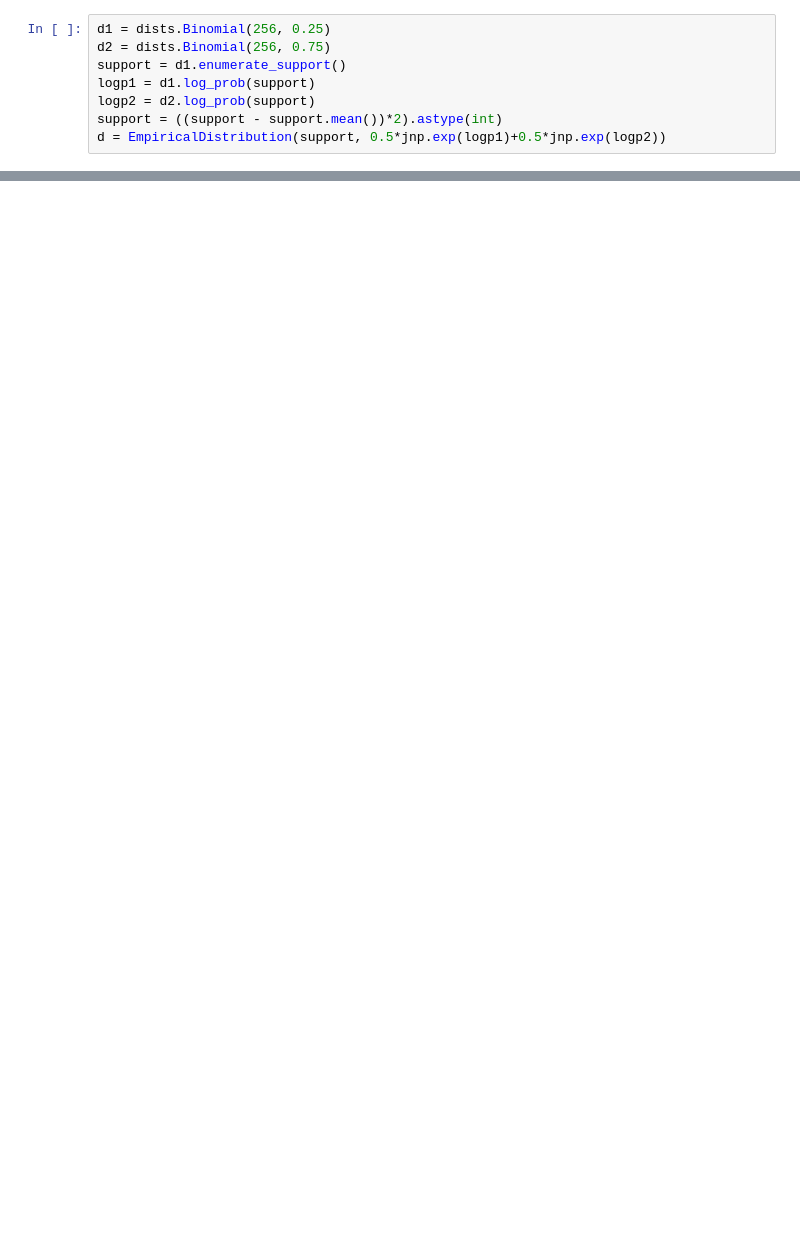
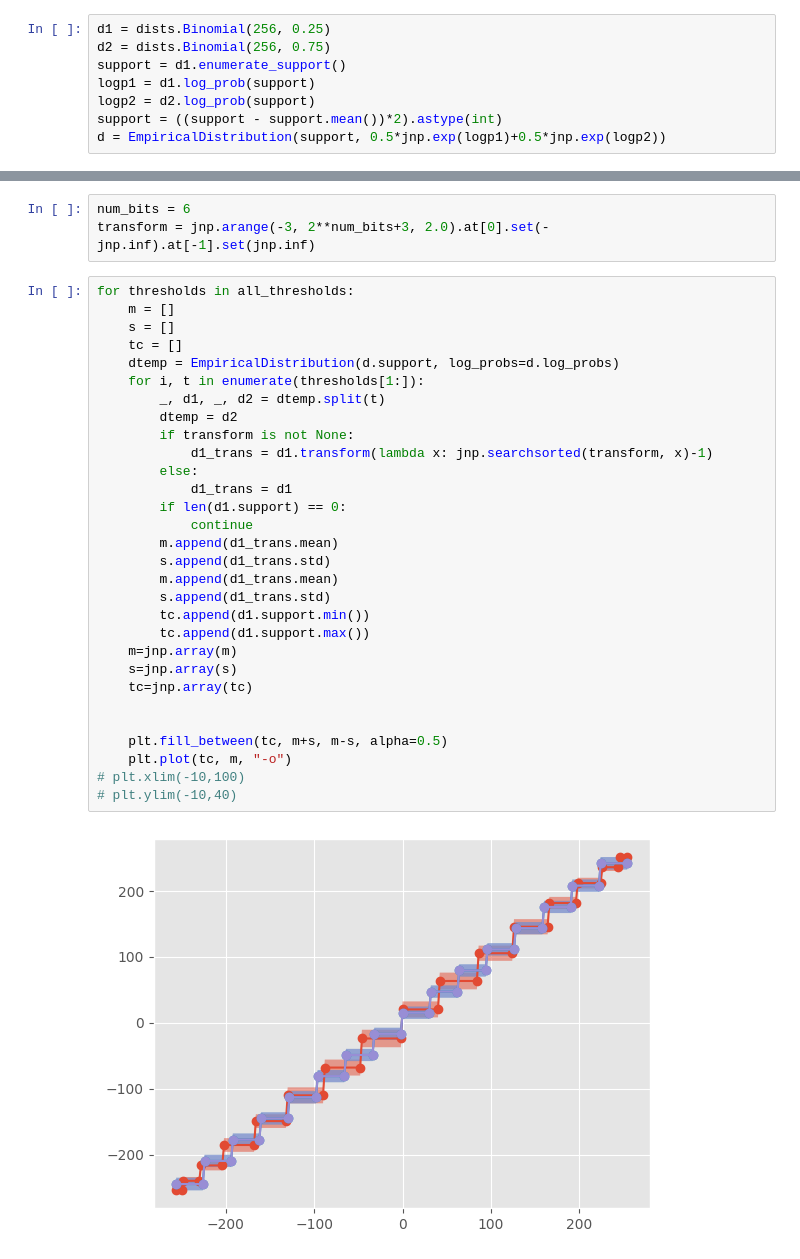
Before and after one commit to Integrated-Systems-Neuroengineering/optquant, a Jupyter notebook: experiments/approaches.ipynb, the cells around one changed output, grey strips where cells are left out. Saved outputs shown, nothing was run; the diff lists cells and outputs as text; blank space fills up the shorter version.

```diff
--- a/experiments/approaches.ipynb
+++ b/experiments/approaches.ipynb
@@ -390,0 +460,35 @@ fig.savefig("../figures/optimum.png", bbox_inches="tight", dpi=300)
+# %%
+num_bits = 6
+transform = jnp.arange(-3, 2**num_bits+3, 2.0).at[0].set(-jnp.inf).at[-1].set(jnp.inf)
+# %%
+for thresholds in all_thresholds:
+    m = []
+    s = []
+    tc = []
+    dtemp = EmpiricalDistribution(d.support, log_probs=d.log_probs)
+    for i, t in enumerate(thresholds[1:]):
+        _, d1, _, d2 = dtemp.split(t)
+        dtemp = d2
+        if transform is not None:
+            d1_trans = d1.transform(lambda x: jnp.searchsorted(transform, x)-1)
+        else:
+            d1_trans = d1
+        if len(d1.support) == 0:
+            continue
+        m.append(d1_trans.mean)
+        s.append(d1_trans.std)
+        m.append(d1_trans.mean)
+        s.append(d1_trans.std)
+        tc.append(d1.support.min())
+        tc.append(d1.support.max())
+    m=jnp.array(m)
+    s=jnp.array(s)
+    tc=jnp.array(tc)
+
+
+    plt.fill_between(tc, m+s, m-s, alpha=0.5)
+    plt.plot(tc, m, "-o")
+# plt.xlim(-10,100)
+# plt.ylim(-10,40)
+# %% [output]
+[figure, added]
```
Also changed, not shown: parts of 14 cells of this notebook, 8 other files.
